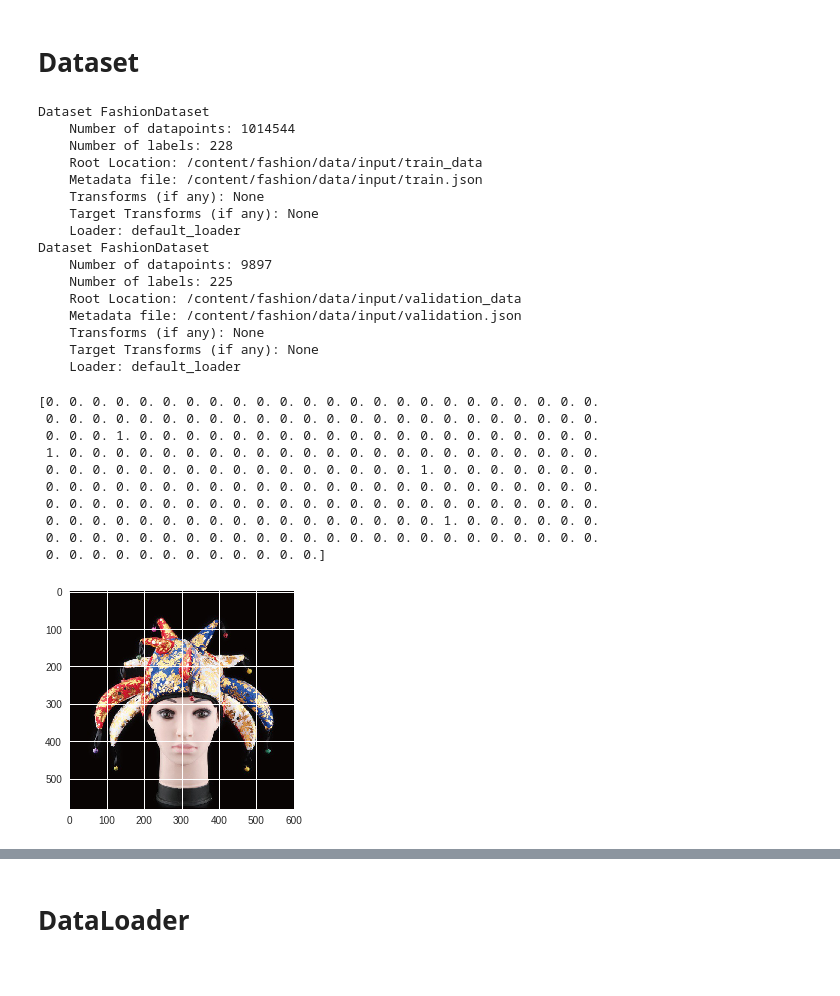
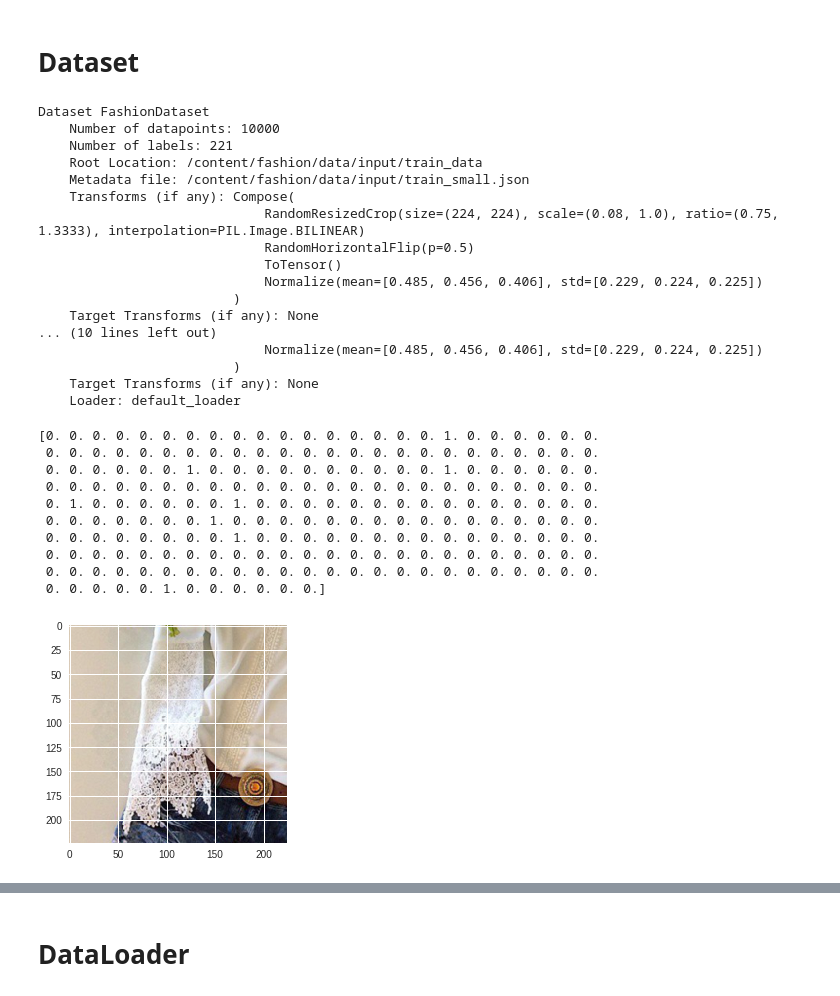
Before and after one commit to BrainyMachines/fgvc5-cvpr2018-food-fashion, a Jupyter notebook: TrainLoop.ipynb, the cells around one changed output, grey strips where cells are left out. Cells and saved outputs as stored; diff of their text form; code cells hidden in the pictures.

Commit message:
Added DataLoader

```diff
--- a/TrainLoop.ipynb
+++ b/TrainLoop.ipynb
@@ -228,7 +256,8 @@ def fetch_labels(annotations, num_labels):
     arr = np.zeros((num_labels,), dtype=np.float32)
     for y in map(int, x['labelId']):
       arr[y-1] = 1.0
-    labels[int(x['imageId'])] = copy(arr)
+    # 0-indexed
+    labels[int(x['imageId'])-1] = copy(arr)
   return labels
 
 def json_to_dict(fpath):
@@ -319,7 +348,8 @@ class FashionDataset(data.Dataset):
     self.labels = fetch_labels(self.metadata['annotations'], self.num_labels)
 
     for x in self.metadata['images']:
-      self.images[int(x['imageId'])] = '%s%s%d.jpg' % (root, os.sep, int(x['imageId']))
+      # 0-indexed
+      self.images[int(x['imageId'])-1] = '%s%s%d.jpg' % (root, os.sep, int(x['imageId']))
 
 
   def __getitem__(self, index):
@@ -354,47 +384,67 @@ class FashionDataset(data.Dataset):
     tmp = '    Loader: '
     fmt_str += '\n{0}{1}'.format(tmp, self.loader.__name__)
     return fmt_str
+# %%
+import torchvision.transforms as transforms
+
+train_tform = transforms.Compose([transforms.RandomResizedCrop(nw_input_size),
+                                  transforms.RandomHorizontalFlip(),
+                                  transforms.ToTensor(),
+                                  transforms.Normalize(mean=pretrain_dset_mean,
+                                                        std=pretrain_dset_std)
+                                 ])
+
+val_tform = transforms.Compose([transforms.Resize(image_min_size),
+                                transforms.CenterCrop(nw_input_size),
+                                transforms.ToTensor(),
+                                transforms.Normalize(mean=pretrain_dset_mean,
+                                                     std=pretrain_dset_std)
+                               ])
 # %%
-train_dset = FashionDataset(train_dir, train_labels_json, num_labels)
-val_dset = FashionDataset(val_dir, val_labels_json, num_labels)
+train_dset = FashionDataset(train_dir, train_labels_json, num_labels, transform=train_tform)
+val_dset = FashionDataset(val_dir, val_labels_json, num_labels, transform=val_tform)
 
 
 print(train_dset)
 print(val_dset)
 # %% [output]
 Dataset FashionDataset
-    Number of datapoints: 1014544
-    Number of labels: 228
+    Number of datapoints: 10000
+    Number of labels: 221
     Root Location: /content/fashion/data/input/train_data
-    Metadata file: /content/fashion/data/input/train.json
-    Transforms (if any): None
+    Metadata file: /content/fashion/data/input/train_small.json
+    Transforms (if any): Compose(
+                             RandomResizedCrop(size=(224, 224), scale=(0.08, 1.0), ratio=(0.75, 1.3333), interpolation=PIL.Image.BILINEAR)
+                             RandomHorizontalFlip(p=0.5)
+                             ToTensor()
+                             Normalize(mean=[0.485, 0.456, 0.406], std=[0.229, 0.224, 0.225])
+                         )
+    Target Transforms (if any): None
+... (10 lines left out)
+                             Normalize(mean=[0.485, 0.456, 0.406], std=[0.229, 0.224, 0.225])
+                         )
     Target Transforms (if any): None
     Loader: default_loader
-Dataset FashionDataset
-    Number of datapoints: 9897
-    Number of labels: 225
-    Root Location: /content/fashion/data/input/validation_data
-    Metadata file: /content/fashion/data/input/validation.json
-    Transforms (if any): None
-    Target Transforms (if any): None
-    Loader: default_loader
+# %%
+def tensor_to_numpy(t, avg, std):
+  return (255.0 * (np.transpose(np.asarray(t), (1, 2, 0)) * std + avg)).astype(np.uint8)
 # %%
-rnd1 = np.random.randint(len(train_dset)) % 1000   # TODO: remove truncation for reduced dataset
+rnd1 = np.random.randint(len(train_dset))
 im1, lbl1 = train_dset[rnd1]
-imshow(np.asarray(im1))
+imshow(tensor_to_numpy(im1, pretrain_dset_mean, pretrain_dset_std))
 print(lbl1)
 # %% [output]
-[0. 0. 0. 0. 0. 0. 0. 0. 0. 0. 0. 0. 0. 0. 0. 0. 0. 0. 0. 0. 0. 0. 0. 0.
+[0. 0. 0. 0. 0. 0. 0. 0. 0. 0. 0. 0. 0. 0. 0. 0. 0. 1. 0. 0. 0. 0. 0. 0.
  0. 0. 0. 0. 0. 0. 0. 0. 0. 0. 0. 0. 0. 0. 0. 0. 0. 0. 0. 0. 0. 0. 0. 0.
- 0. 0. 0. 1. 0. 0. 0. 0. 0. 0. 0. 0. 0. 0. 0. 0. 0. 0. 0. 0. 0. 0. 0. 0.
- 1. 0. 0. 0. 0. 0. 0. 0. 0. 0. 0. 0. 0. 0. 0. 0. 0. 0. 0. 0. 0. 0. 0. 0.
- 0. 0. 0. 0. 0. 0. 0. 0. 0. 0. 0. 0. 0. 0. 0. 0. 1. 0. 0. 0. 0. 0. 0. 0.
+ 0. 0. 0. 0. 0. 0. 1. 0. 0. 0. 0. 0. 0. 0. 0. 0. 0. 1. 0. 0. 0. 0. 0. 0.
+ 0. 0. 0. 0. 0. 0. 0. 0. 0. 0. 0. 0. 0. 0. 0. 0. 0. 0. 0. 0. 0. 0. 0. 0.
+ 0. 1. 0. 0. 0. 0. 0. 0. 1. 0. 0. 0. 0. 0. 0. 0. 0. 0. 0. 0. 0. 0. 0. 0.
+ 0. 0. 0. 0. 0. 0. 0. 1. 0. 0. 0. 0. 0. 0. 0. 0. 0. 0. 0. 0. 0. 0. 0. 0.
+ 0. 0. 0. 0. 0. 0. 0. 0. 1. 0. 0. 0. 0. 0. 0. 0. 0. 0. 0. 0. 0. 0. 0. 0.
  0. 0. 0. 0. 0. 0. 0. 0. 0. 0. 0. 0. 0. 0. 0. 0. 0. 0. 0. 0. 0. 0. 0. 0.
  0. 0. 0. 0. 0. 0. 0. 0. 0. 0. 0. 0. 0. 0. 0. 0. 0. 0. 0. 0. 0. 0. 0. 0.
- 0. 0. 0. 0. 0. 0. 0. 0. 0. 0. 0. 0. 0. 0. 0. 0. 0. 1. 0. 0. 0. 0. 0. 0.
- 0. 0. 0. 0. 0. 0. 0. 0. 0. 0. 0. 0. 0. 0. 0. 0. 0. 0. 0. 0. 0. 0. 0. 0.
- 0. 0. 0. 0. 0. 0. 0. 0. 0. 0. 0. 0.]
+ 0. 0. 0. 0. 0. 1. 0. 0. 0. 0. 0. 0.]
-[figure, old version]
+[figure, new version]
 # %%
 rnd2 = np.random.randint(len(val_dset))
 im2, lbl2 = val_dset[rnd2]
```
Also changed, not shown: parts of 14 cells of this notebook.
